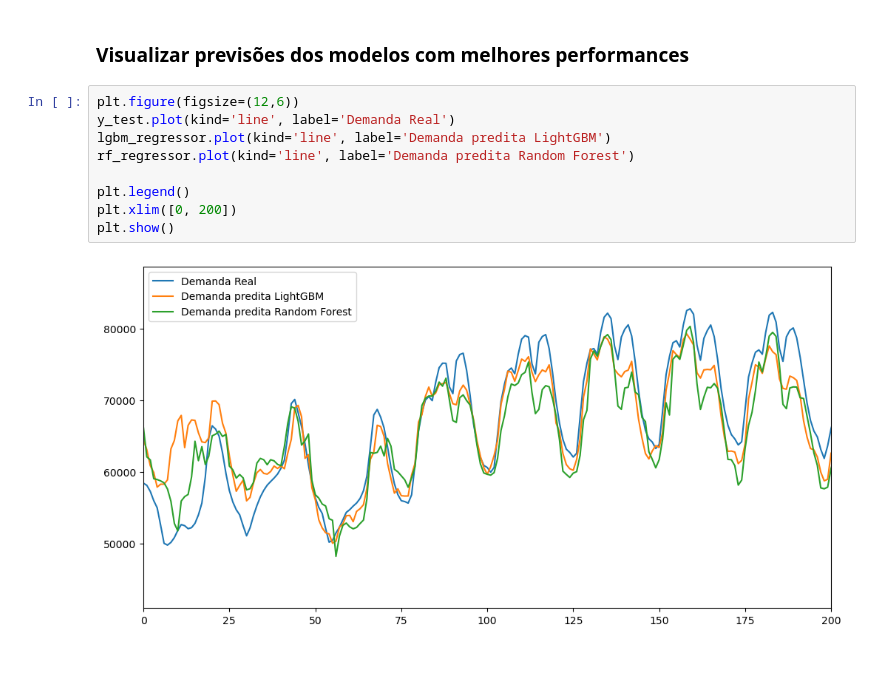
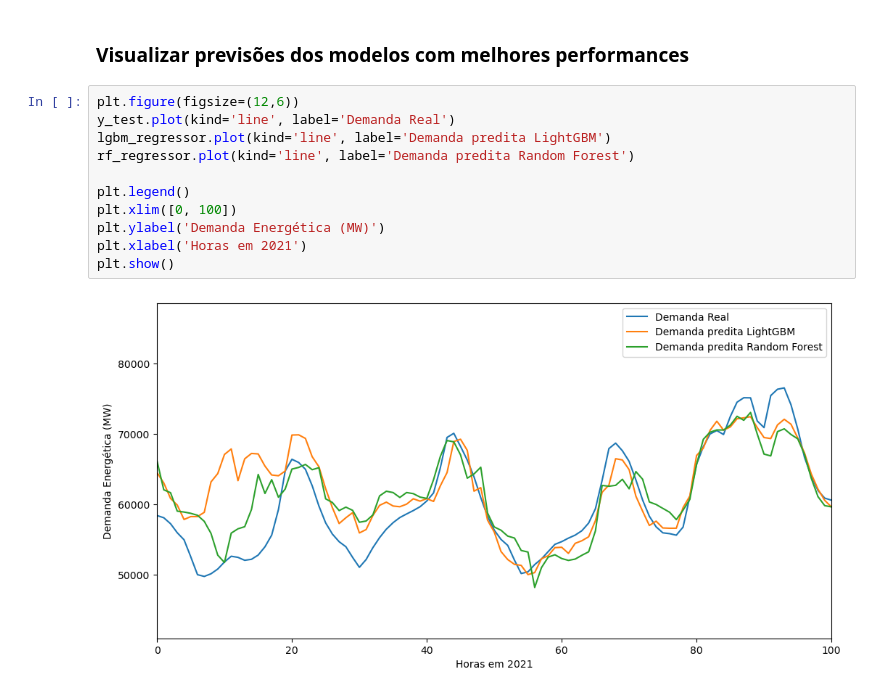
Before and after one commit to kauansacramento/energy-demand-forecast, a Jupyter notebook: energy_demand_forecast.ipynb, the cells around one changed output. Saved outputs shown, nothing was run; the diff lists cells and outputs as text; blank space fills up the shorter version.

```diff
--- a/energy_demand_forecast.ipynb
+++ b/energy_demand_forecast.ipynb
@@ -323,11 +333,13 @@ ax.set(title='Feature Importance do LightGBM');
 # %%
 plt.figure(figsize=(12,6))
 y_test.plot(kind='line', label='Demanda Real')
 lgbm_regressor.plot(kind='line', label='Demanda predita LightGBM')
 rf_regressor.plot(kind='line', label='Demanda predita Random Forest')
 
 plt.legend()
-plt.xlim([0, 200])
+plt.xlim([0, 100])
+plt.ylabel('Demanda Energética (MW)')
+plt.xlabel('Horas em 2021')
 plt.show()
 # %% [output]
-[figure, old version]
+[figure, new version]
```
Also changed, not shown: parts of 2 cells of this notebook.
